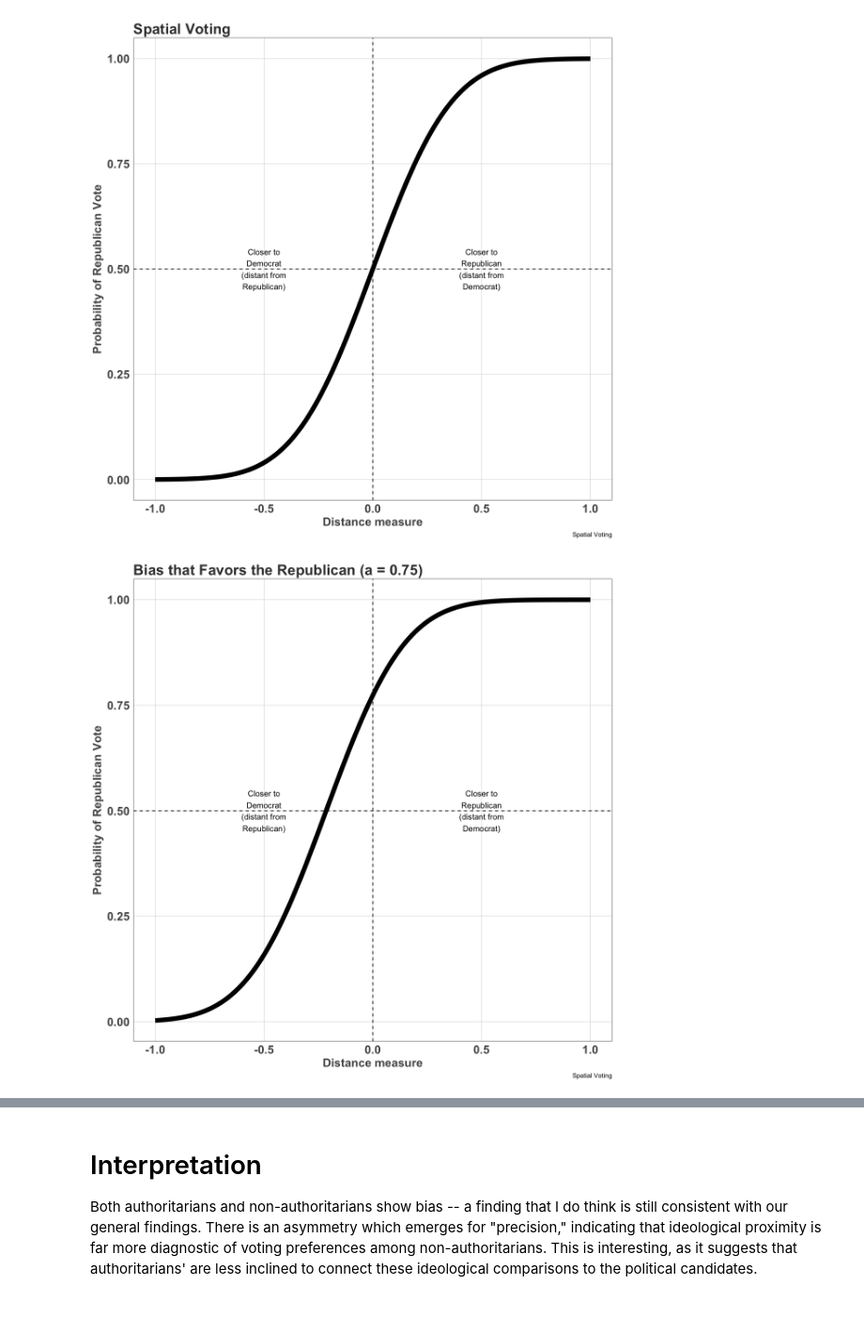
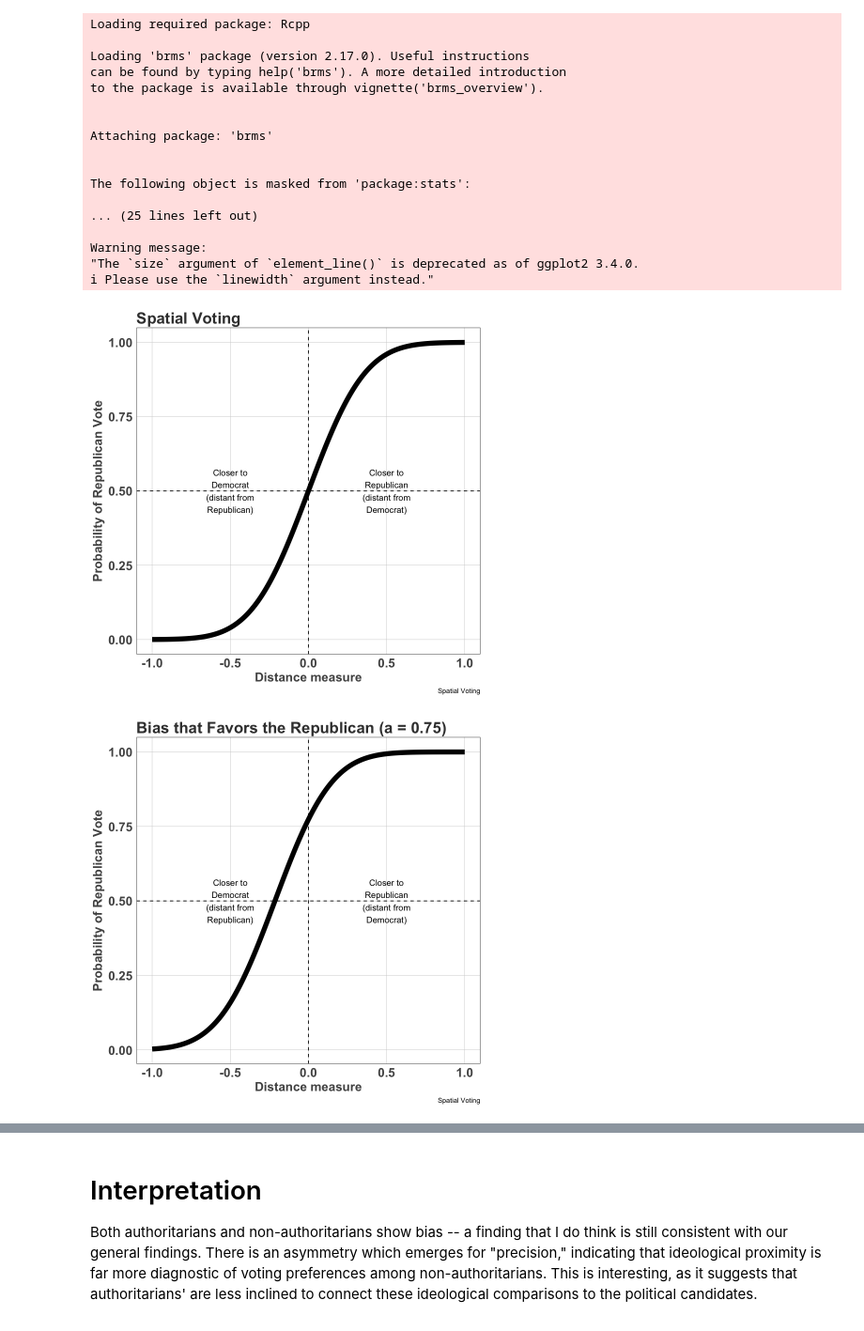
Before and after one commit to crweber9874/Authoritarianism_V2, a Jupyter notebook: Chapter Analysis/Chapter 9 Analysis/distance.ipynb, the cells around one changed output, grey strips where cells are left out. Shown at 94% size. Saved outputs shown, nothing was run; the diff lists cells and outputs as text; code cells hidden in the pictures.

```diff
--- a/Chapter Analysis/Chapter 9 Analysis/distance.ipynb
+++ b/Chapter Analysis/Chapter 9 Analysis/distance.ipynb
@@ -72,4 +81,29 @@ pr(\mathrm{Vote \; Republican}) =& pr[(U(R_i) > U(D_i)]=\\
 # %%
+rm(list = ls())
+library(brms)
+library(modelr)
+library(dplyr)
+library(modelr)
+library(tidybayes)
+library(haven)
+library(ggplot2)
+library(dplyr)
+library(cowplot)
+library(metR)
+
+ggtheme <- theme(
+  plot.title = element_text(face = "bold", hjust = 0, vjust = 0, colour = "#3C3C3C", size = 20),
+  axis.text.x = element_text(size = 16, colour = "#535353", face = "bold"),
+  axis.text.y = element_text(size = 16, colour = "#535353", face = "bold"),
+  axis.title = element_text(size = 16, colour = "#535353", face = "bold"),
+  axis.title.y = element_text(size = 16, colour = "#535353", face = "bold", vjust = 1.5),
+  axis.ticks = element_blank(),
+  strip.text.x = element_text(size = 16),
+  panel.grid.major = element_line(colour = "#D0D0D0", size = .25),
+  panel.background = element_rect(fill = "white"),
+  legend.text = element_text(size = 14),
+  legend.title = element_text(size = 16)
+)
 a = 0
 b = 3.5
 x = seq(-1, 1, 0.01)
@@ -145,32 +179,49 @@ ggplot(data = data.frame(x = x, y = y), aes(x = x, y = y)) +
   geom_hline(yintercept = 0.5, colour = "black", linetype = "dashed")
    #Shade under the curve and greater than 0.5 and less than x less than 0
 
 
 a <- 0
 b1 <- 1.5
 b2 <- 0.25
 x <- seq(-1, 1, 0.01)
 y1 <- pnorm(a + b1 * x)
 y2 <- pnorm(a + b2 * x)
 
 ggplot(data = data.frame(x = x, y = y1, y2 = y2), aes(x = x, y = y)) +
   geom_line(size = 1) +
   ylab("") +
   geom_vline(xintercept = 0, linetype = "dashed") +
   annotate("text", x = -0.5, y = 0.5, label = "Closer to\nDemocrat\n(distant from\nRepublican)", colour = "black") +
   annotate("text", x = 0.5, y = 0.5, label = "Closer to\nRepublican\n(distant from\nDemocrat)", colour = "black") +
   scale_y_continuous("Probability of Republican Vote") +
   scale_x_continuous("Distance measure") +
   ggtitle("Varying Precision") +
   theme_bw() +
   theme(
     panel.grid.major = element_blank(),
     panel.grid.minor = element_blank()
   ) +
   ggtheme +
   labs(caption = "Spatial Voting") +
   geom_hline(yintercept = 0.5, colour = "black", linetype = "dashed") +
   geom_line(aes(x = x, y = y2), size = 1, colour = "red")
 # %% [output]
+Loading required package: Rcpp
+
+Loading 'brms' package (version 2.17.0). Useful instructions
+can be found by typing help('brms'). A more detailed introduction
+to the package is available through vignette('brms_overview').
+
+
+Attaching package: 'brms'
+
+
+The following object is masked from 'package:stats':
+
+... (25 lines left out)
+
+Warning message:
+"The `size` argument of `element_line()` is deprecated as of ggplot2 3.4.0.
+i Please use the `linewidth` argument instead."
-[figure, old version]
+[figure, new version]
-[figure, old version]
+[figure, new version]
```
Also changed, not shown: parts of 14 cells of this notebook, 3 other files.
